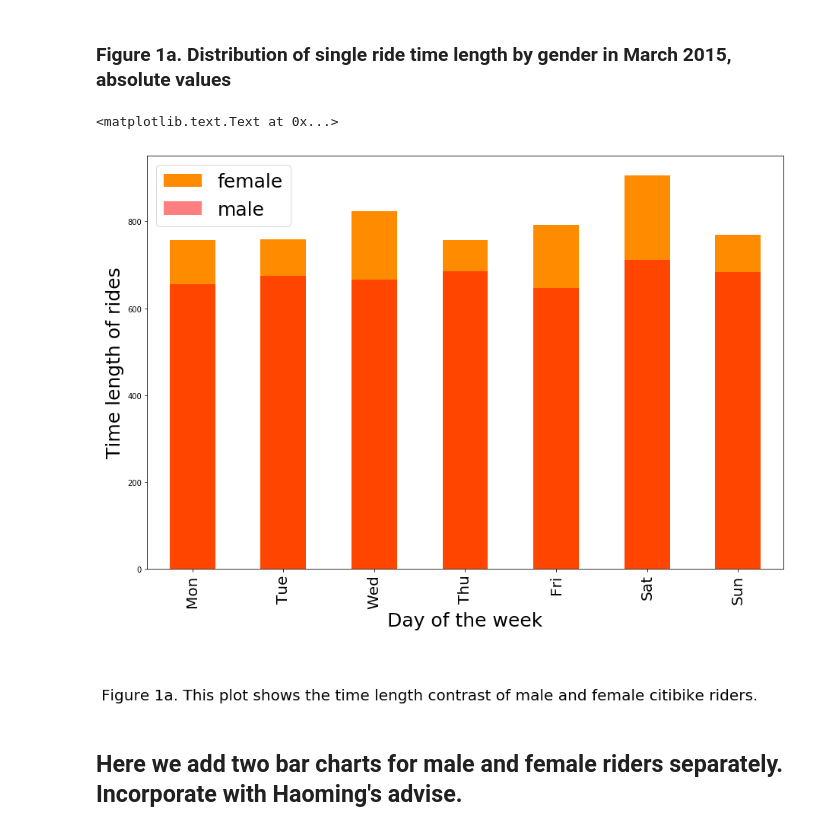
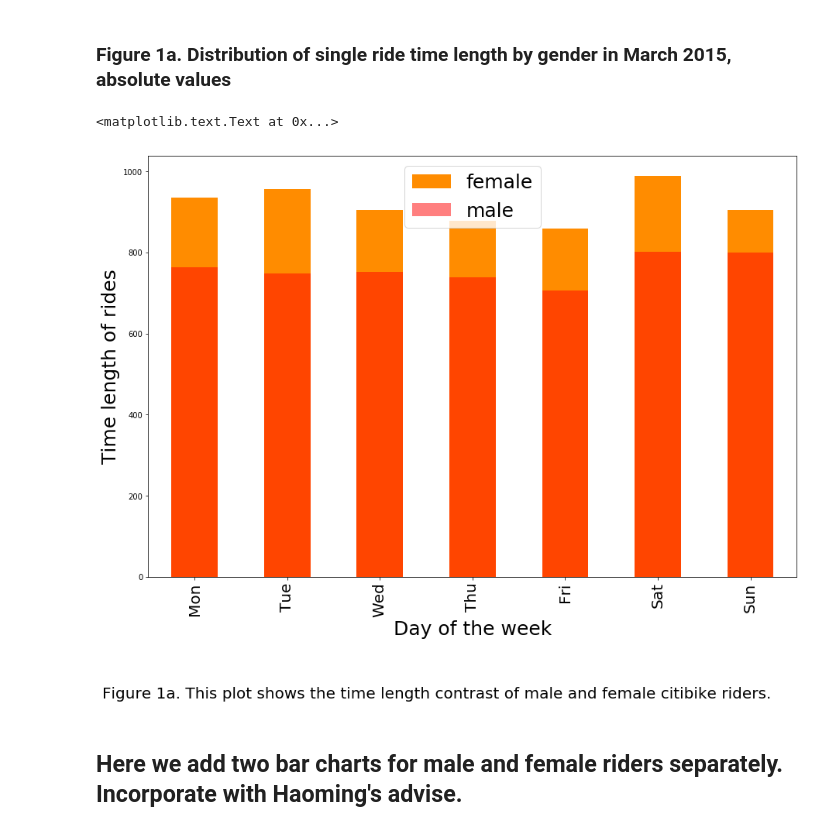
Before and after one commit to yunhecui/PUI2018_yc3420, a Jupyter notebook: HW8_yc3420/HW8_Assignment2_yc3420.ipynb, the cells around one changed output. Drawn from its saved outputs; the diff is of its cells as text; code cells hidden in the pictures.

```diff
--- a/HW8_yc3420/HW8_Assignment2_yc3420.ipynb
+++ b/HW8_yc3420/HW8_Assignment2_yc3420.ipynb
@@ -52,0 +65,4 @@ GCT2801.csv                           PUMA.gz               ZIPCODE.gz
+# %%
+os.system("unzip " + os.getenv("PUIDATA") + "/" + "201508" + "-citibike-tripdata.zip")
+os.system("mv " + "201508" + "-citibike-tripdata.csv " + os.getenv("PUIDATA"))
+ctb2 = pd.read_csv(os.getenv("PUIDATA") + "/" + "201508" + '-citibike-tripdata.csv')
@@ -62,6 +86,9 @@ significance level $\alpha=0.05$
 
 ## 'W' stand for women, 'M' stand for men. Sub 'avg' stand for the average time of riding during the week
 **(This is from Haoming's suggestion)**
+# %%
+frames = [ctb1, ctb2]
+ctb = pd.concat(frames)
 # %%
 #
 ctb['date'] = pd.to_datetime(ctb['starttime'])
@@ -75,0 +103,2 @@ ctb.head()
+# %%
+ctb = ctb.reset_index()
@@ -87,7 +125,7 @@ ctb.drop([ 'starttime', 'stoptime', 'start station id',
        'start station name', 'start station latitude',
        'start station longitude', 'end station id', 'end station name',
        'end station latitude', 'end station longitude', 'bikeid', 'usertype',
-       'birth year'], axis=1, inplace=True)
+       'birth year','index'], axis=1, inplace=True)
 # %%
 ctb.head()
 # %% [output]
@@ -102,29 +140,29 @@ ctb.head()
 # %%
 #Distribution of citibike users by gender in March 2015, absolute values
 #gender == 1 is male, gender ==2 is female
 #separate males with females
 fig = pl.figure(figsize(15,10))
 
 
 norm_w = 1
-((ctb['tripduration'][ctb['gender'] == 2].groupby([ctb['date'].dt.weekday]).mean()) / norm_w).plot(kind="bar",color='DarkOrange', label='female')
+axis = ((ctb['tripduration'][ctb['gender'] == 2].groupby([ctb['date'].dt.weekday]).mean()) / norm_w).plot(kind="bar",color='DarkOrange', label='female')
 
 norm_m = 1
 axis = ((ctb['tripduration'][ctb['gender'] == 1].groupby([ctb['date'].dt.weekday]).mean()) / norm_m).plot(kind="bar",color='Red', alpha=0.5,label='male')
 
 
 tmp = axis.xaxis.set_ticklabels(['Mon', 'Tue', 'Wed', 'Thu', 'Fri', 'Sat', 'Sun'], fontsize=20)
 
 
 
 pl.legend(fontsize = 25)
 text1 = 'Figure 1a. This plot shows the time length contrast of male and female citibike riders. '
 pl.text(-1,-300,text1,fontsize = 20)
 pl.xlabel('Day of the week',fontsize = 25)
 pl.ylabel('Time length of rides', fontsize = 25)
 # %% [output]
 <matplotlib.text.Text at 0x...>
-[figure, old version]
+[figure, new version]
 # %% [markdown]
 ## Here we add two bar charts for male and female riders separately. Incorporate with Haoming's advise.
 # %%
```
Also changed, not shown: parts of 15 cells of this notebook.
